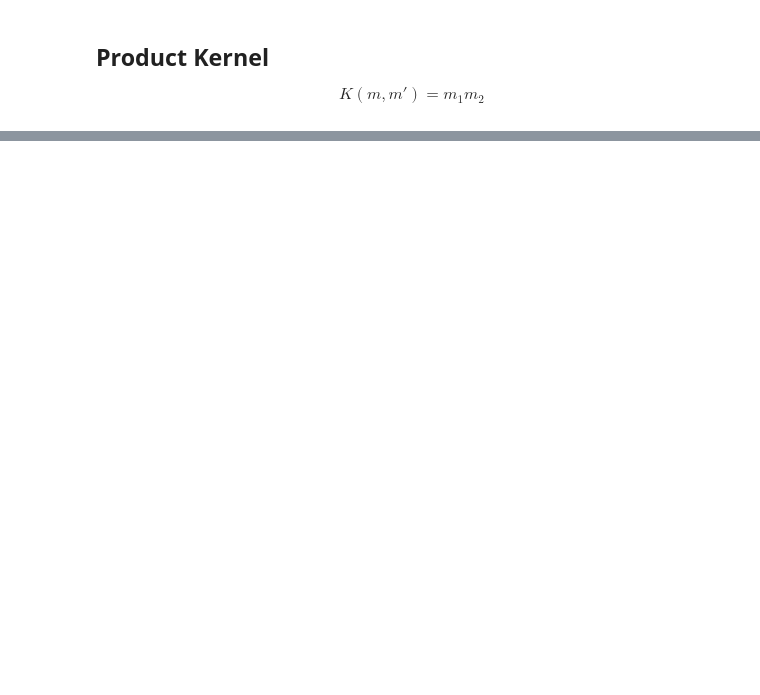
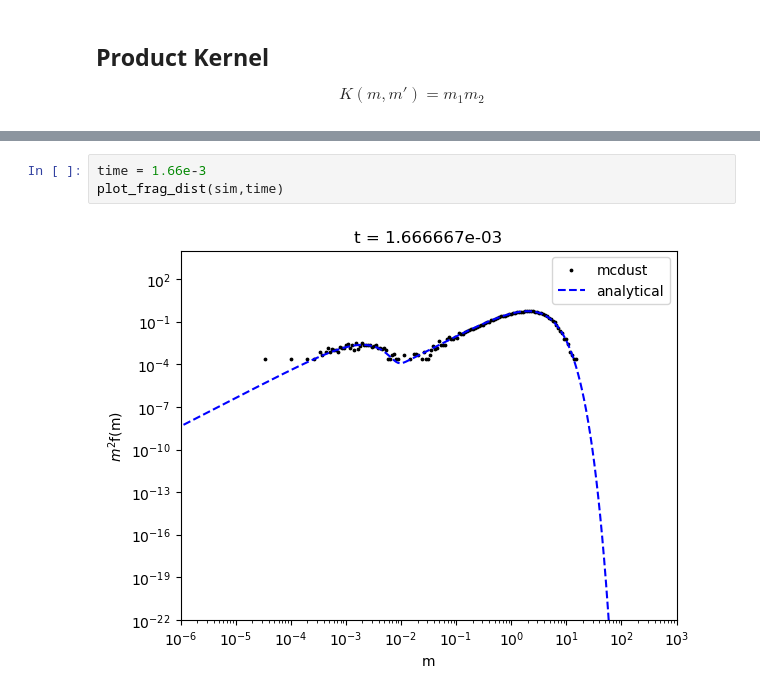
Before and after one commit to vicky1997/mcdust, a Jupyter notebook: docs/source/notebooks/kernel_tests.ipynb, the cells around one changed output, grey strips where cells are left out. Cells and saved outputs as stored; diff of their text form; blank space fills up the shorter version.

```diff
--- a/docs/source/notebooks/kernel_tests.ipynb
+++ b/docs/source/notebooks/kernel_tests.ipynb
@@ -153,0 +289,5 @@ plot(sim,type='product')
+# %%
+time = 1.66e-3
+plot_frag_dist(sim,time)
+# %% [output]
+[figure, added]
```
Also changed, not shown: parts of 14 cells of this notebook, 9 other files.
